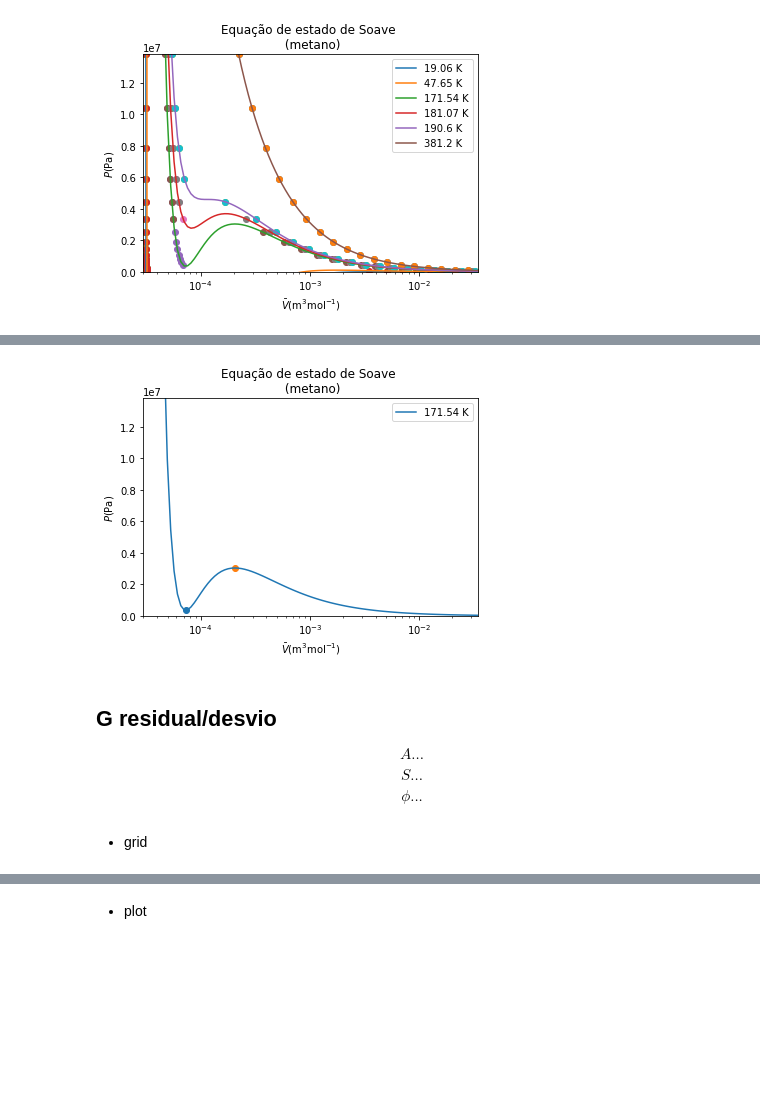
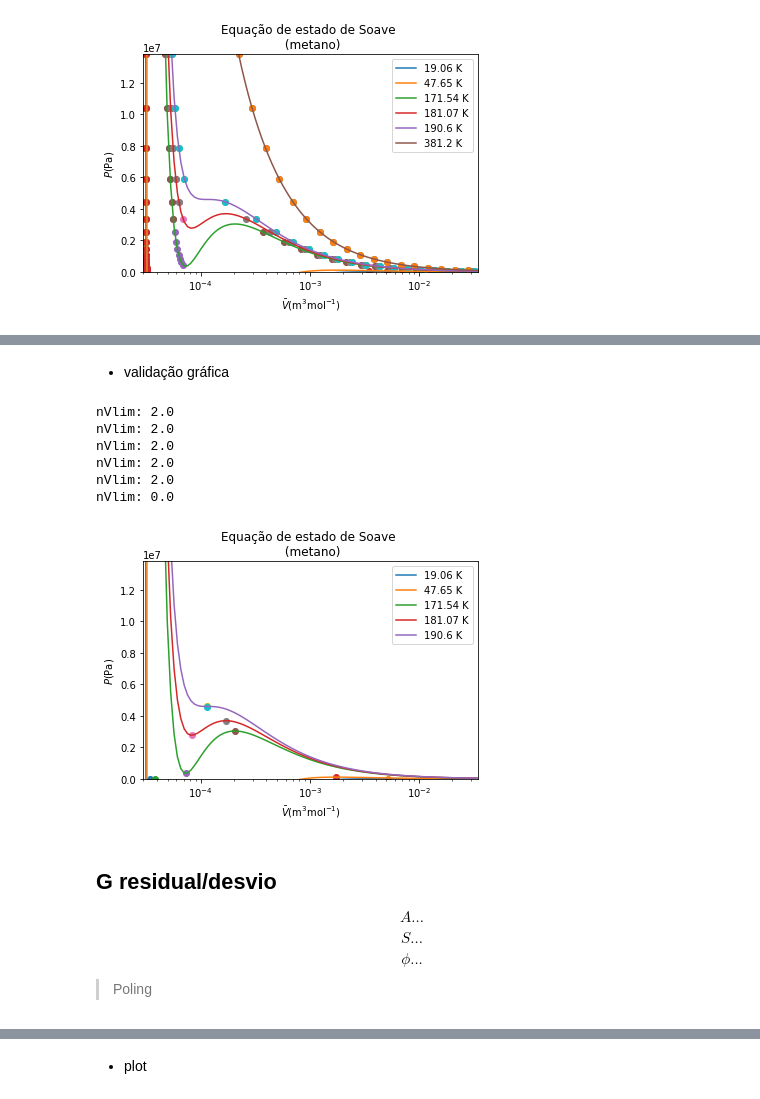
Before and after one commit to iurisegtovich/EQE359_Termodinamica_I, a Jupyter notebook: material_didatico/aula_eos/aula_eos.ipynb, the cells around one changed output, grey strips where cells are left out. Drawn from its saved outputs; the diff is of its cells as text; code cells hidden in the pictures; blank space fills up the shorter version.

```diff
--- a/material_didatico/aula_eos/aula_eos.ipynb
+++ b/material_didatico/aula_eos/aula_eos.ipynb
@@ -177,13 +185,15 @@ listP
 * plot
 # %%
 for i in range(nT):
-    plt.semilogx(seqVm,listP[i],label=str(seqT[i])+' K') #create a logarithm vs logarithm scale plot of pressure vs volume, using the function pressure in each value of the volume list
+    plt.plot(seqVm,listP[i],label=str(seqT[i])+' K') #create a logarithm vs logarithm scale plot of pressure vs volume, using the function pressure in each value of the volume list
     plt.ylabel(r'$P (\mathrm{Pa})$') #create labels to be displayed in y axis of the plot
     plt.xlabel(r'$\bar{V} (\mathrm{m^{3}mol^{-1}})$') #use matplotlib's  mathtext to create special symbols in the x label
     plt.title('Equação de estado de Soave \n (metano)') #create a title for the figure
     plt.ylim(-Pc,Pc*3)#define max and min limits of the y axis only to the positive pressure range. remember that this plot is in logarithm scale and it does not accept negative values.
     plt.xlim(b,(R*Tc/Pc)*100) #define max and min limits of the x axis
-plt.legend();
+    plt.xscale('log')
+plt.legend()
+plt.show()
 # %% [output]
 [figure]
 # %% [markdown]
@@ -381,26 +447,43 @@ Pinfi: (7859104.68148+2251575.1035j)
+# %% [markdown]
+* validação gráfica
+# %%
+seqVlilim=np.zeros(nT)
+seqVvilim=np.zeros(nT)
+seqPsupilim=np.zeros(nT)
+seqPinfilim=np.zeros(nT)
+nVlim=np.zeros(nT)
+
+for i in range(nT):
+    seqVlilim[i],seqVvilim[i],seqPsupilim[i],seqPinfilim[i],nVlim[i]=Plimits(seqT[i])
+    print("nVlim:",nVlim[i])
+# %% [output]
+nVlim: 2.0
+nVlim: 2.0
+nVlim: 2.0
+nVlim: 2.0
+nVlim: 2.0
+nVlim: 0.0
 # %%
-Vli,Vvi,Psupi,Pinfi=Plimits(rangeT[2])
-
-
-for i in (2,):
-    plt.semilogx(Vm,P[i],label=str(rangeT[i])+' K') #create a logarithm vs logarithm scale plot of pressure vs volume, using the function pressure in each value of the volume list
-#     plt.scatter(Vm_L[i],gridP)
-#     plt.scatter(Vm_V[i],gridP)
-    plt.ylabel(r'$P (\mathrm{Pa})$') #create labels to be displayed in y axis of the plot
-    plt.xlabel(r'$\bar{V} (\mathrm{m^{3}mol^{-1}})$') #use matplotlib's  mathtext to create special symbols in the x label
-    plt.title('Equação de estado de Soave \n (metano)') #create a title for the figure
-    plt.ylim(0,Pc*3)#define max and min limits of the y axis only to the positive pressure range. remember that this plot is in logarithm scale and it does not accept negative values.
-    plt.xlim(b,(R*Tc/Pc)*100) #define max and min limits of the x axis
-    plt.scatter(Vli,Pinfi)
-    plt.scatter(Vvi,Psupi)
+for i in range(nT):
+    if nVlim[i]>0:
+        plt.semilogx(seqVm,listP[i],label=str(seqT[i])+' K') #create a logarithm vs logarithm scale plot of pressure vs volume, using the function pressure in each value of the volume list
+        plt.ylabel(r'$P (\mathrm{Pa})$') #create labels to be displayed in y axis of the plot
+        plt.xlabel(r'$\bar{V} (\mathrm{m^{3}mol^{-1}})$') #use matplotlib's  mathtext to create special symbols in the x label
+        plt.title('Equação de estado de Soave \n (metano)') #create a title for the figure
+        plt.ylim(0,Pc*3)#define max and min limits of the y axis only to the positive pressure range. remember that this plot is in logarithm scale and it does not accept negative values.
+        plt.xlim(b,(R*Tc/Pc)*100) #define max and min limits of the x axis
+        plt.scatter(seqVlilim[i],seqPinfilim[i])
+        plt.scatter(seqVvilim[i],seqPsupilim[i])
 plt.legend();
 # %% [output]
-[figure, old version]
+[figure, new version]
 # %% [markdown]
 ## G residual/desvio
 $$ A ...$$
 $$ S ...$$
 $$ \phi ...$$
+
+> Poling
 # %%
 def lnphi_pure(T,P,Z):
     a=f_a(T)
@@ -412,5 +495,3 @@ def lnphi_pure(T,P,Z):
     T4=2*Z+B*(u-(u**2-4*w)**.5)
     lnphi=(Z-1)-np.log(Z-B)+T1*T2*np.log(T3/T4)
     return lnphi
-# %% [markdown]
-* grid
```
Also changed, not shown: parts of 20 cells of this notebook, 1 other file.
